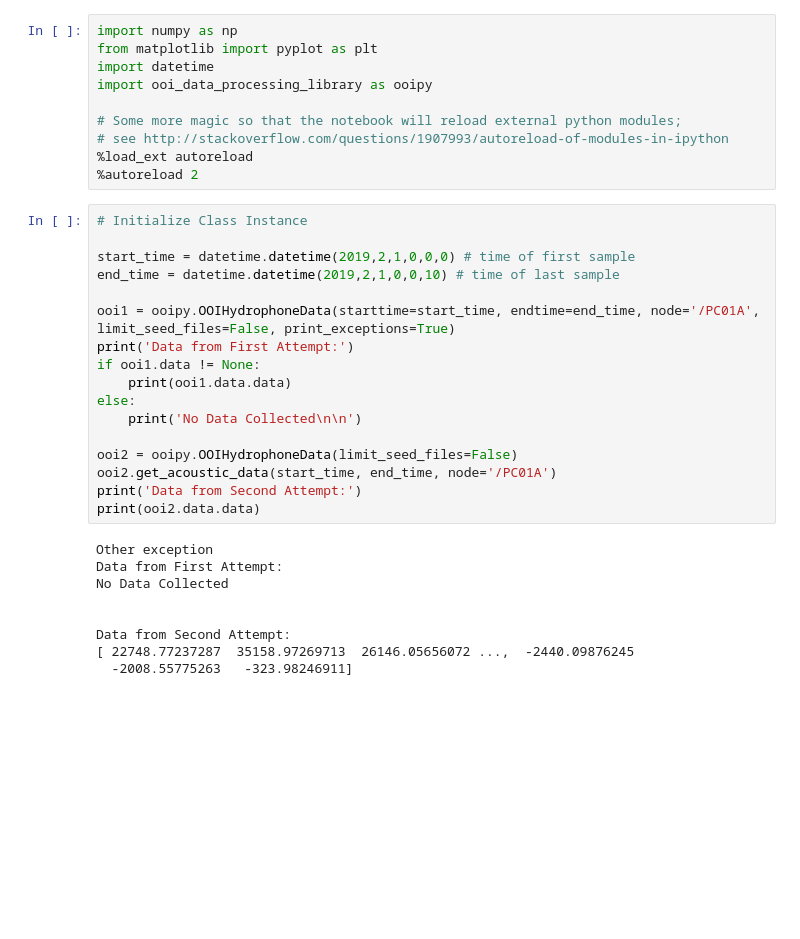
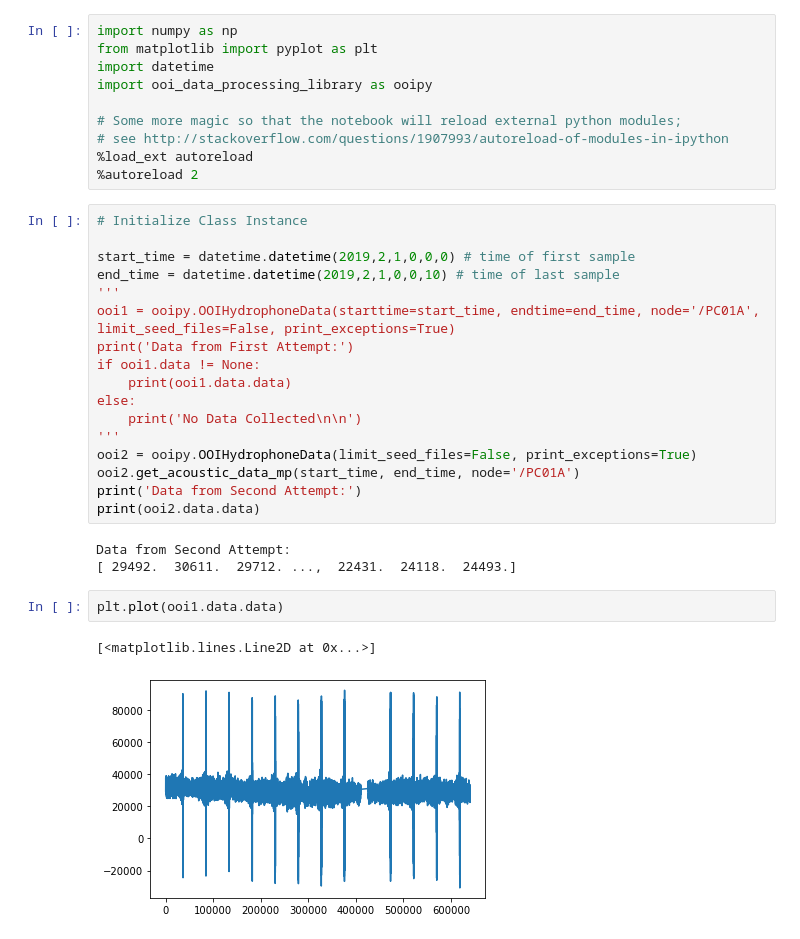
Before and after one commit to Ocean-Data-Lab/ooipy, a Jupyter notebook: debug.ipynb, the cells around one changed output. Cells and saved outputs as stored; diff of their text form; blank space fills up the shorter version.

```diff
--- a/debug.ipynb
+++ b/debug.ipynb
@@ -13,24 +13,23 @@ import ooi_data_processing_library as ooipy
 
 start_time = datetime.datetime(2019,2,1,0,0,0) # time of first sample
 end_time = datetime.datetime(2019,2,1,0,0,10) # time of last sample
-
+'''
 ooi1 = ooipy.OOIHydrophoneData(starttime=start_time, endtime=end_time, node='/PC01A', limit_seed_files=False, print_exceptions=True)
 print('Data from First Attempt:')
 if ooi1.data != None:
     print(ooi1.data.data)
 else:
     print('No Data Collected\n\n')
-
-ooi2 = ooipy.OOIHydrophoneData(limit_seed_files=False)
-ooi2.get_acoustic_data(start_time, end_time, node='/PC01A')
+'''
+ooi2 = ooipy.OOIHydrophoneData(limit_seed_files=False, print_exceptions=True)
+ooi2.get_acoustic_data_mp(start_time, end_time, node='/PC01A')
 print('Data from Second Attempt:')
 print(ooi2.data.data)
 # %% [output]
-Other exception
-Data from First Attempt:
-No Data Collected
-
-
 Data from Second Attempt:
-[ 22748.77237287  35158.97269713  26146.05656072 ...,  -2440.09876245
-  -2008.55775263   -323.98246911]
+[ 29492.  30611.  29712. ...,  22431.  24118.  24493.]
+# %%
+plt.plot(ooi1.data.data)
+# %% [output]
+[<matplotlib.lines.Line2D at 0x...>]
+[figure, added]
```
Also changed, not shown: 2 other files.
